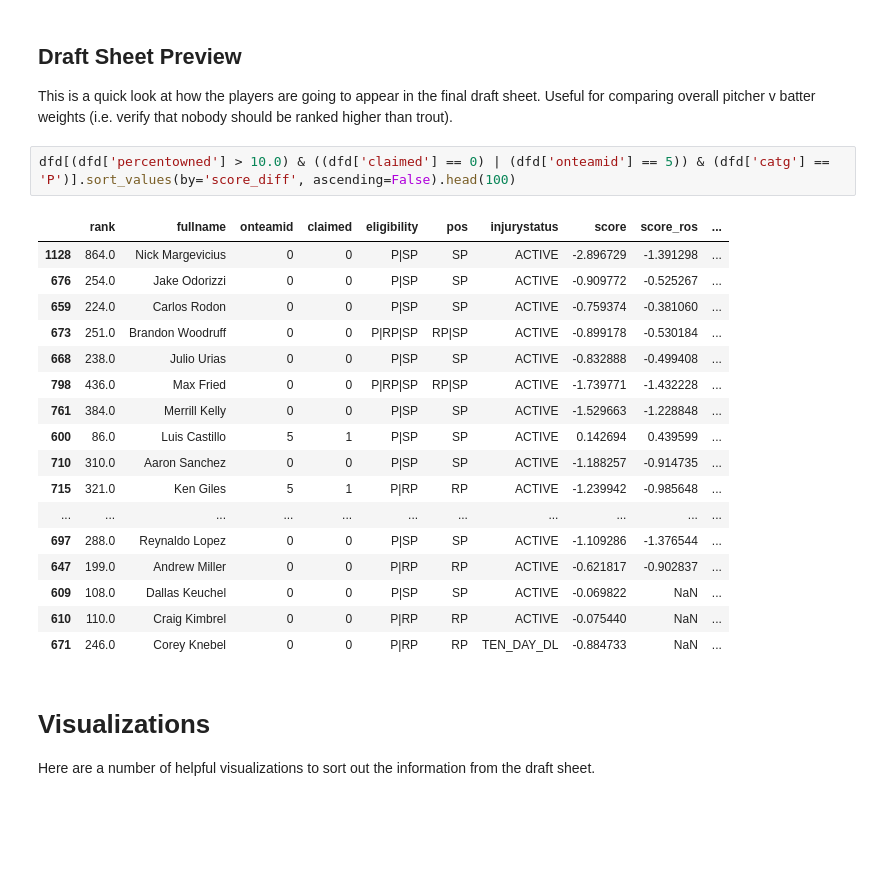
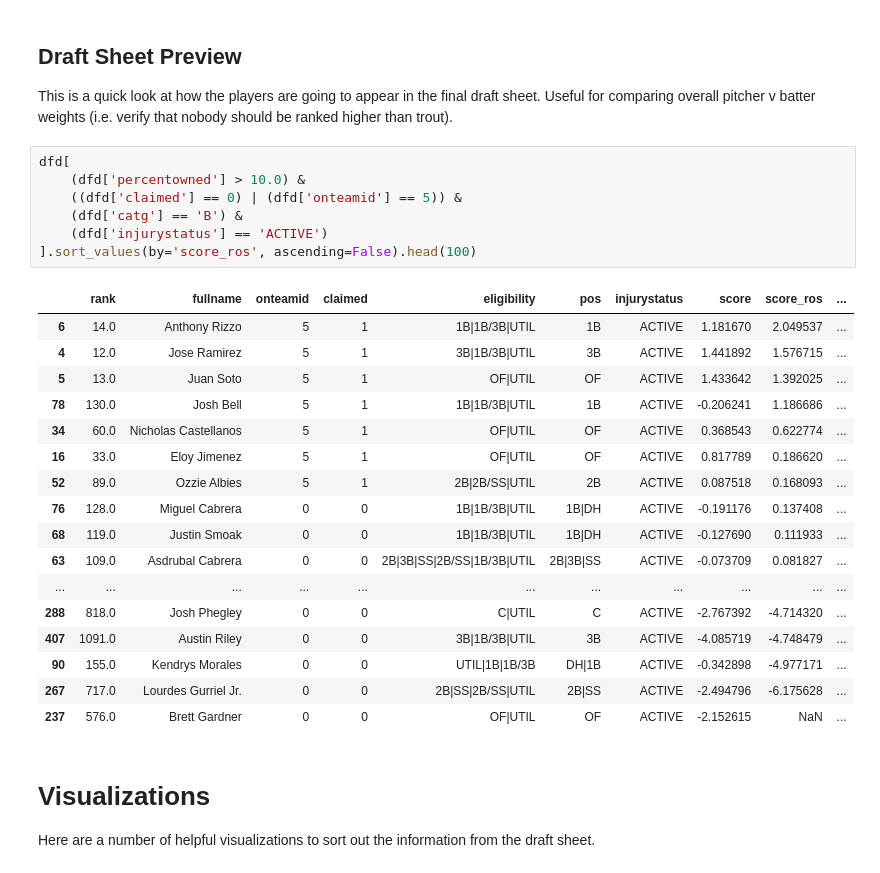
Before and after one commit to zmsy/notebooks, a Jupyter notebook: Player Z-scores.ipynb, the cells around one changed output. Saved outputs shown, nothing was run; the diff lists cells and outputs as text; blank space fills up the shorter version.

```diff
--- a/Player Z-scores.ipynb
+++ b/Player Z-scores.ipynb
@@ -369,25 +323,30 @@ with pd.ExcelWriter('fantasy2019.xlsx') as writer:
 
 This is a quick look at how the players are going to appear in the final draft sheet. Useful for comparing overall pitcher v batter weights (i.e. verify that nobody should be ranked higher than trout).
 # %%
-dfd[(dfd['percentowned'] > 10.0) & ((dfd['claimed'] == 0) | (dfd['onteamid'] == 5)) & (dfd['catg'] == 'P')].sort_values(by='score_diff', ascending=False).head(100)
+dfd[
+    (dfd['percentowned'] > 10.0) &
+    ((dfd['claimed'] == 0) | (dfd['onteamid'] == 5)) &
+    (dfd['catg'] == 'B') &
+    (dfd['injurystatus'] == 'ACTIVE')
+].sort_values(by='score_ros', ascending=False).head(100)
 # %% [output]
 |  | rank | fullname | onteamid | claimed | eligibility | pos | injurystatus | score | score_ros | ... |
-| 1128 | 864.0 | Nick Margevicius | 0 | 0 | P|SP | SP | ACTIVE | -2.896729 | -1.391298 | ... |
-| 676 | 254.0 | Jake Odorizzi | 0 | 0 | P|SP | SP | ACTIVE | -0.909772 | -0.525267 | ... |
-| 659 | 224.0 | Carlos Rodon | 0 | 0 | P|SP | SP | ACTIVE | -0.759374 | -0.381060 | ... |
-| 673 | 251.0 | Brandon Woodruff | 0 | 0 | P|RP|SP | RP|SP | ACTIVE | -0.899178 | -0.530184 | ... |
-| 668 | 238.0 | Julio Urias | 0 | 0 | P|SP | SP | ACTIVE | -0.832888 | -0.499408 | ... |
-| 798 | 436.0 | Max Fried | 0 | 0 | P|RP|SP | RP|SP | ACTIVE | -1.739771 | -1.432228 | ... |
-| 761 | 384.0 | Merrill Kelly | 0 | 0 | P|SP | SP | ACTIVE | -1.529663 | -1.228848 | ... |
-| 600 | 86.0 | Luis Castillo | 5 | 1 | P|SP | SP | ACTIVE | 0.142694 | 0.439599 | ... |
-| 710 | 310.0 | Aaron Sanchez | 0 | 0 | P|SP | SP | ACTIVE | -1.188257 | -0.914735 | ... |
-| 715 | 321.0 | Ken Giles | 5 | 1 | P|RP | RP | ACTIVE | -1.239942 | -0.985648 | ... |
+| 6 | 14.0 | Anthony Rizzo | 5 | 1 | 1B|1B/3B|UTIL | 1B | ACTIVE | 1.181670 | 2.049537 | ... |
+| 4 | 12.0 | Jose Ramirez | 5 | 1 | 3B|1B/3B|UTIL | 3B | ACTIVE | 1.441892 | 1.576715 | ... |
+| 5 | 13.0 | Juan Soto | 5 | 1 | OF|UTIL | OF | ACTIVE | 1.433642 | 1.392025 | ... |
+| 78 | 130.0 | Josh Bell | 5 | 1 | 1B|1B/3B|UTIL | 1B | ACTIVE | -0.206241 | 1.186686 | ... |
+| 34 | 60.0 | Nicholas Castellanos | 5 | 1 | OF|UTIL | OF | ACTIVE | 0.368543 | 0.622774 | ... |
+| 16 | 33.0 | Eloy Jimenez | 5 | 1 | OF|UTIL | OF | ACTIVE | 0.817789 | 0.186620 | ... |
+| 52 | 89.0 | Ozzie Albies | 5 | 1 | 2B|2B/SS|UTIL | 2B | ACTIVE | 0.087518 | 0.168093 | ... |
+| 76 | 128.0 | Miguel Cabrera | 0 | 0 | 1B|1B/3B|UTIL | 1B|DH | ACTIVE | -0.191176 | 0.137408 | ... |
+| 68 | 119.0 | Justin Smoak | 0 | 0 | 1B|1B/3B|UTIL | 1B|DH | ACTIVE | -0.127690 | 0.111933 | ... |
+| 63 | 109.0 | Asdrubal Cabrera | 0 | 0 | 2B|3B|SS|2B/SS|1B/3B|UTIL | 2B|3B|SS | ACTIVE | -0.073709 | 0.081827 | ... |
 | ... | ... | ... | ... | ... | ... | ... | ... | ... | ... | ... |
-| 697 | 288.0 | Reynaldo Lopez | 0 | 0 | P|SP | SP | ACTIVE | -1.109286 | -1.376544 | ... |
-| 647 | 199.0 | Andrew Miller | 0 | 0 | P|RP | RP | ACTIVE | -0.621817 | -0.902837 | ... |
-| 609 | 108.0 | Dallas Keuchel | 0 | 0 | P|SP | SP | ACTIVE | -0.069822 | NaN | ... |
-| 610 | 110.0 | Craig Kimbrel | 0 | 0 | P|RP | RP | ACTIVE | -0.075440 | NaN | ... |
-| 671 | 246.0 | Corey Knebel | 0 | 0 | P|RP | RP | TEN_DAY_DL | -0.884733 | NaN | ... |
+| 288 | 818.0 | Josh Phegley | 0 | 0 | C|UTIL | C | ACTIVE | -2.767392 | -4.714320 | ... |
+| 407 | 1091.0 | Austin Riley | 0 | 0 | 3B|1B/3B|UTIL | 3B | ACTIVE | -4.085719 | -4.748479 | ... |
+| 90 | 155.0 | Kendrys Morales | 0 | 0 | UTIL|1B|1B/3B | DH|1B | ACTIVE | -0.342898 | -4.977171 | ... |
+| 267 | 717.0 | Lourdes Gurriel Jr. | 0 | 0 | 2B|SS|2B/SS|UTIL | 2B|SS | ACTIVE | -2.494796 | -6.175628 | ... |
+| 237 | 576.0 | Brett Gardner | 0 | 0 | OF|UTIL | OF | ACTIVE | -2.152615 | NaN | ... |
 # %% [markdown]
 # Visualizations
 
```
Also changed, not shown: parts of 3 cells of this notebook.
